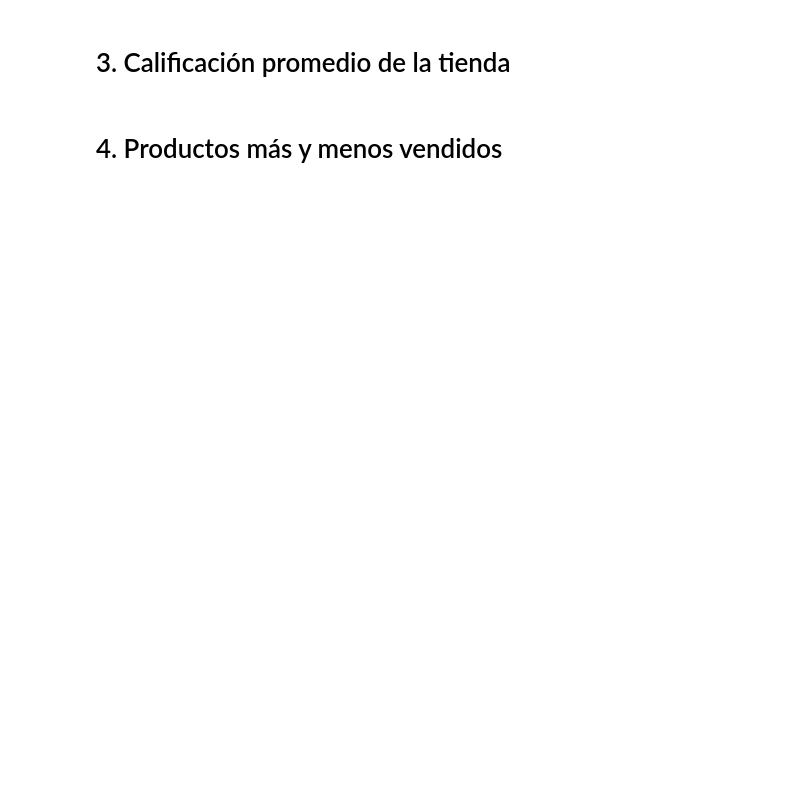
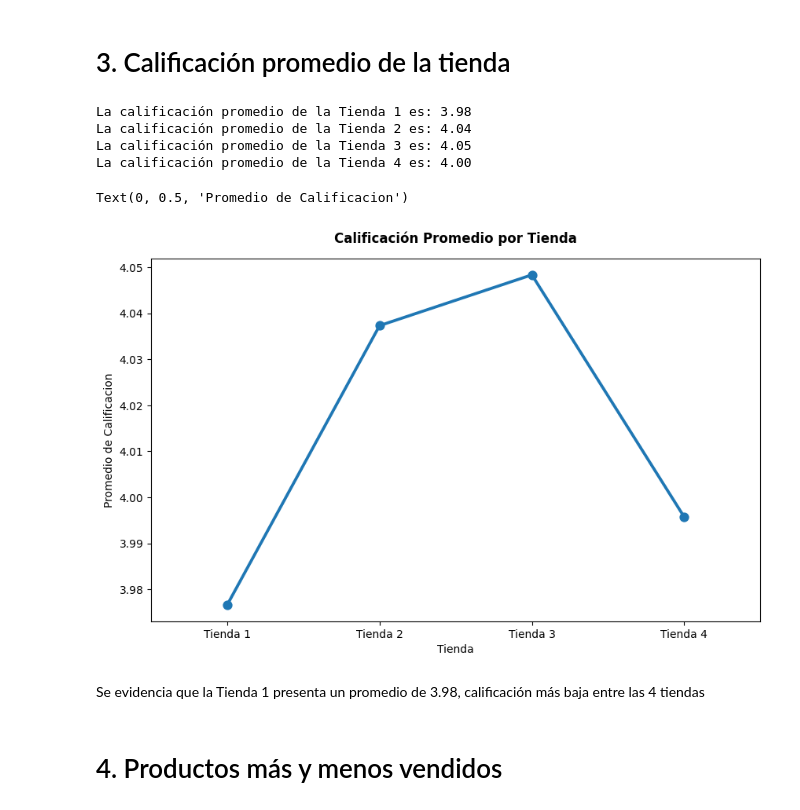
Before and after one commit to CodeByNyto/challenge-alura-store, a Jupyter notebook: AluraStoreLatam.ipynb, the cells around one changed output. Drawn from its saved outputs; the diff is of its cells as text; code cells hidden in the pictures; blank space fills up the shorter version.

```diff
--- a/AluraStoreLatam.ipynb
+++ b/AluraStoreLatam.ipynb
@@ -139,4 +195,35 @@ Ingreso total de la tienda 4: 1038375700.0
 # %% [markdown]
 # 3. Calificación promedio de la tienda
+# %%
+calificacion_promedio_tienda1 = (tienda1['Calificación'].mean())
+print(f"La calificación promedio de la Tienda 1 es: {calificacion_promedio_tienda1:.2f}")
+
+calificacion_promedio_tienda2 = (tienda2['Calificación'].mean())
+print(f"La calificación promedio de la Tienda 2 es: {calificacion_promedio_tienda2:.2f}")
+
+calificacion_promedio_tienda3 = (tienda3['Calificación'].mean())
+print(f"La calificación promedio de la Tienda 3 es: {calificacion_promedio_tienda3:.2f}")
+
+calificacion_promedio_tienda4 = (tienda4['Calificación'].mean())
+print(f"La calificación promedio de la Tienda 4 es: {calificacion_promedio_tienda4:.2f}")
+# %% [output]
+La calificación promedio de la Tienda 1 es: 3.98
+La calificación promedio de la Tienda 2 es: 4.04
+La calificación promedio de la Tienda 3 es: 4.05
+La calificación promedio de la Tienda 4 es: 4.00
+# %%
+calificaciones_promedio = {'Tienda 1': calificacion_promedio_tienda1, 'Tienda 2': calificacion_promedio_tienda2, 'Tienda 3': calificacion_promedio_tienda3, 'Tienda 4': calificacion_promedio_tienda4}
+df_calificaciones_promedio = pd.DataFrame(list(calificaciones_promedio.items()), columns=['Tienda', 'Promedio de Calificacion'])
+
+plt.figure(figsize=(10,6))
+sns.pointplot(x='Tienda', y='Promedio de Calificacion', data=df_calificaciones_promedio)
+plt.title('Calificación Promedio por Tienda', loc='center', fontsize=12, fontweight='bold',pad=14)
+plt.xlabel('Tienda')
+plt.ylabel('Promedio de Calificacion')
+# %% [output]
+Text(0, 0.5, 'Promedio de Calificacion')
+[figure, added]
+# %% [markdown]
+Se evidencia que la Tienda 1 presenta un promedio de 3.98, calificación más baja entre las 4 tiendas
 # %% [markdown]
 # 4. Productos más y menos vendidos
```
Also changed, not shown: parts of 7 cells of this notebook.
